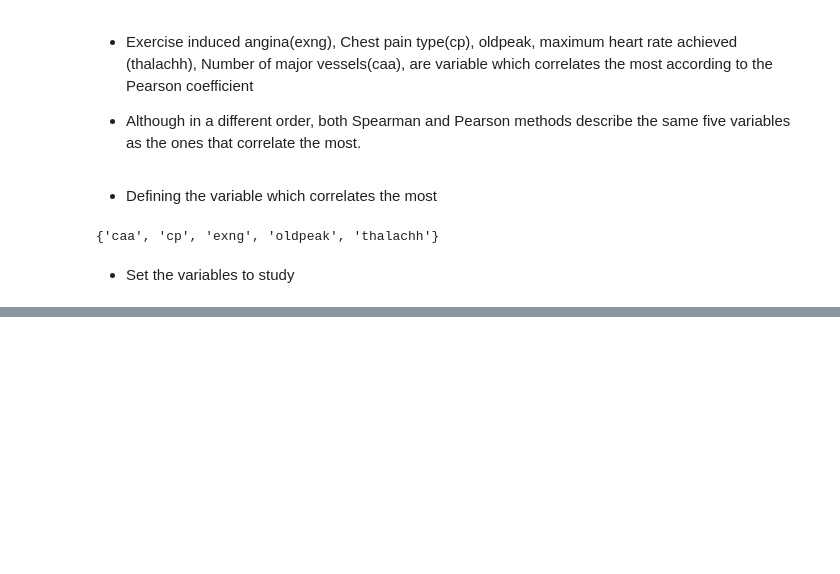
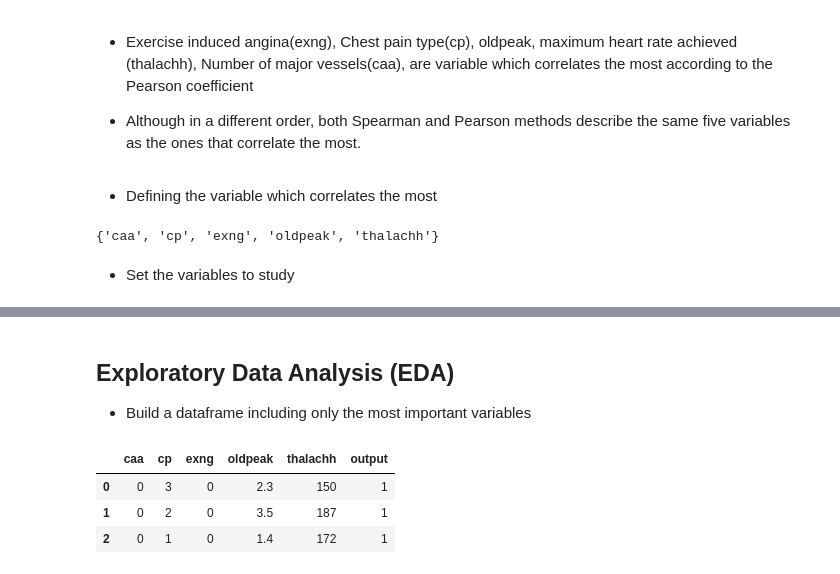
Before and after one commit to AngeloGaeta1990/Heart_attack_risk, a Jupyter notebook: jupyer_notebooks/Data_exploration.ipynb, the cells around one changed output, grey strips where cells are left out. Saved outputs shown, nothing was run; the diff lists cells and outputs as text; code cells hidden in the pictures; blank space fills up the shorter version.

```diff
--- a/jupyer_notebooks/Data_exploration.ipynb
+++ b/jupyer_notebooks/Data_exploration.ipynb
@@ -104,0 +154,12 @@ vars_to_study
+# %% [markdown]
+## Exploratory Data Analysis (EDA)
+
+- Build a dataframe including only the most important variables
+# %%
+df_eda = df.filter(vars_to_study + ['output'])
+df_eda.head(3)
+# %% [output]
+|  | caa | cp | exng | oldpeak | thalachh | output |
+| 0 | 0 | 3 | 0 | 2.3 | 150 | 1 |
+| 1 | 0 | 2 | 0 | 3.5 | 187 | 1 |
+| 2 | 0 | 1 | 0 | 1.4 | 172 | 1 |
```
Also changed, not shown: parts of 4 cells of this notebook.
